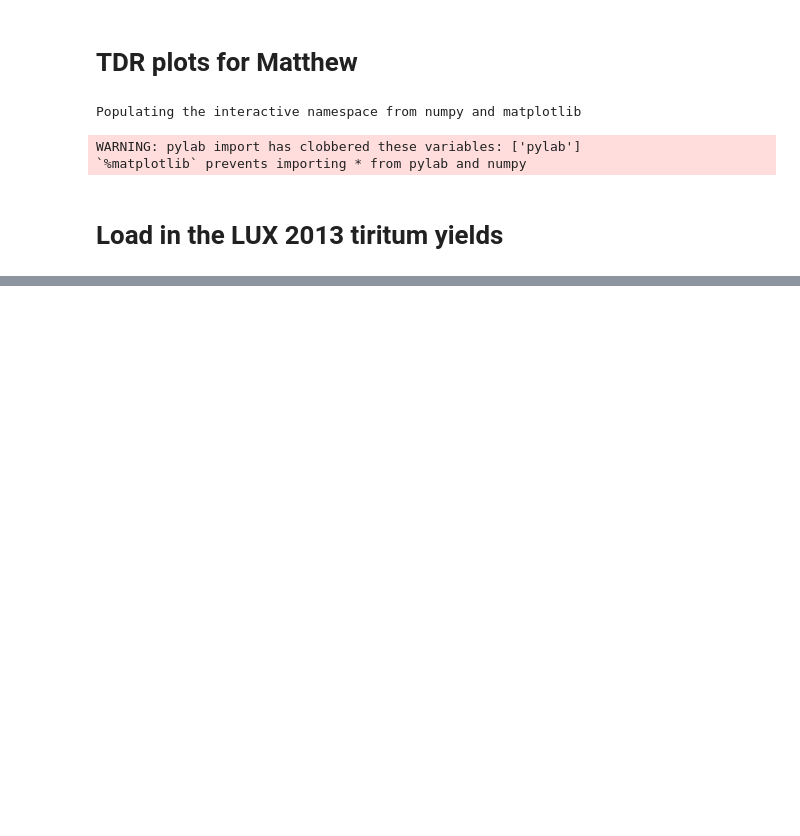
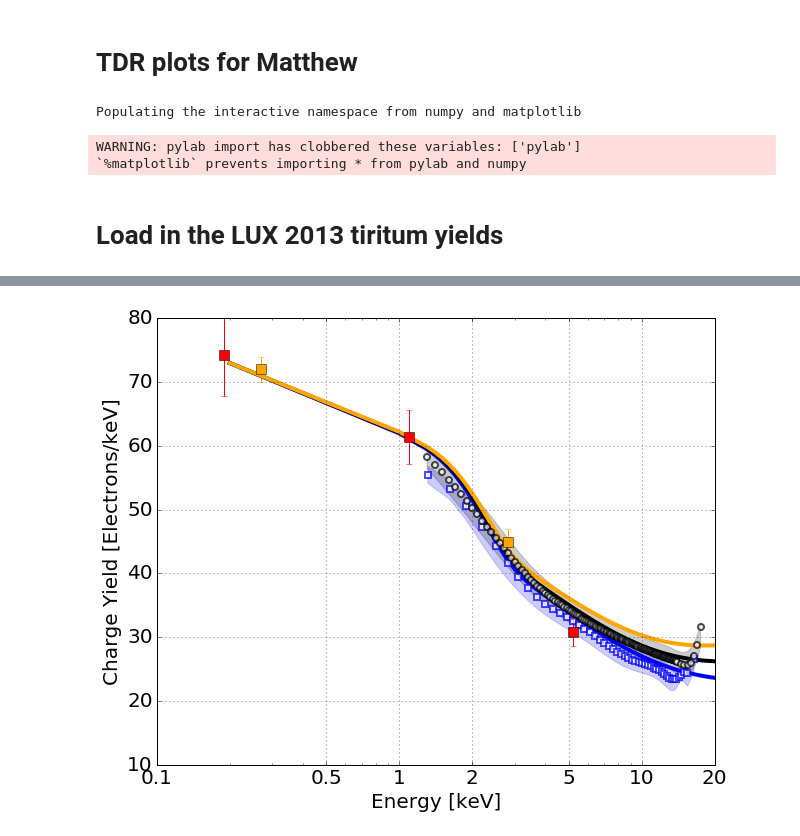
Before and after one commit to attdobi/iPyNb, a Jupyter notebook: PyNEST/TDR/Matthew_TDR_Yields.ipynb, the cells around one changed output, grey strips where cells are left out. Saved outputs shown, nothing was run; the diff lists cells and outputs as text; code cells hidden in the pictures; blank space fills up the shorter version.

```diff
--- a/PyNEST/TDR/Matthew_TDR_Yields.ipynb
+++ b/PyNEST/TDR/Matthew_TDR_Yields.ipynb
@@ -126,0 +157,71 @@ ax.set_xticklabels( ([1,2,5,10,20]) )
+# %%
+ME,M105,M180,M290=loadtxt('data/NEST_Yields.txt',unpack=True,skiprows=1)
+
+class DQ:
+    def __init__(self):
+        self.x = [0.19, 1.1, 5.2, 33.2];
+        self.y = [74.2, 61.4,  30.8, 22.7];
+        self.lower = [6.8, 4.3, 2.1, 1.66];
+        self.upper = [6.3, 4.3, 2.1, 1.66];
+DQ=DQ()
+
+class EB:
+    def __init__(self):
+        self.x = [0.27,2.8];
+        self.y = [72, 45];
+        self.lower = [2, 2];
+        self.upper = [2, 2];
+EB=EB()
+# %%
+#PLOT NEST
+
+plt.plot(ME,M105,'b',linewidth=4)
+plt.plot(ME,M180,'k',linewidth=4)
+plt.plot(ME,M290,'orange',linewidth=4)
+
+
+x=LUXdata['E_center_s1_yield_iter1'].squeeze()
+qy= ip.UnivariateSpline(x,LUXdata['mean_q_yield_iter1'].squeeze(),s=10)
+qyu=ip.UnivariateSpline(x,LUXdata['mean_q_yield_iter1_gu'].squeeze(),s=10)
+qyl=ip.UnivariateSpline(x,LUXdata['mean_q_yield_iter1_gl'].squeeze(),s=10)
+
+
+x100=LUXdata['E_center_s1_yield_100_iter1'].squeeze()
+qy100= ip.UnivariateSpline(x100,LUXdata['mean_q_yield_100_iter1'].squeeze(),s=20)
+qyu100=ip.UnivariateSpline(x100,LUXdata['mean_q_yield_100_iter1_gu'].squeeze(),s=20)
+qyl100=ip.UnivariateSpline(x100,LUXdata['mean_q_yield_100_iter1_gl'].squeeze(),s=20)
+
+plt.fill_between(x100,qyl100(x100),qyu100(x100), color='b',alpha=0.2)
+h1,=plt.plot(x100,qy100(x100),'sb',markerfacecolor='w',linewidth=2,markersize=6,\
+         markeredgewidth=2,markeredgecolor='b',label='105 [V/cm] LUX',alpha=0.7)
+
+plt.fill_between(x,qyl(x),qyu(x), color='k',alpha=0.2)
+h2,=plt.plot(x,qy(x),'ok',markerfacecolor='w',linewidth=2,markersize=6,\
+             markeredgewidth=2,label='180 [V/cm] LUX',alpha=0.7)
+
+
+h3=plt.errorbar(DQ.x,DQ.y,(DQ.upper,DQ.lower),fmt="sr",markersize=10, label=r'^{127}I')
+h3=plt.errorbar(EB.x,EB.y,(EB.upper,EB.lower),fmt="s",color='orange',markersize=10, label=r'^{37}Ar')
+
+#legend(handles=[h3,h4, h1,h2, h5], numpoints=1, loc='lower right',fontsize=18)
+
+xlim([0.1,20])
+ylim([10,80])
+xscale('log')
+
+ylabel('Charge Yield [Electrons/keV]')
+xlabel('Energy [keV]')
+
+ax=gca()
+ax.set_xticks([0.1, 0.5, 1,2,5,10,20])
+ax.set_xticklabels( ([0.1, 0.5, 1,2,5,10,20]) )
+
+#plt.plot(CH3T_yield[0],CH3T_yield[2],'sy')
+#Check data in the tritium paper
+#plt.plot(PaperX,PaperLy,'^r')
+
+grid('on')
+
+plt.savefig('figs/QY_CH3T.png',dpi=200)
+# %% [output]
+[figure, added]
```
Also changed, not shown: parts of 6 cells of this notebook, 5 other files.
